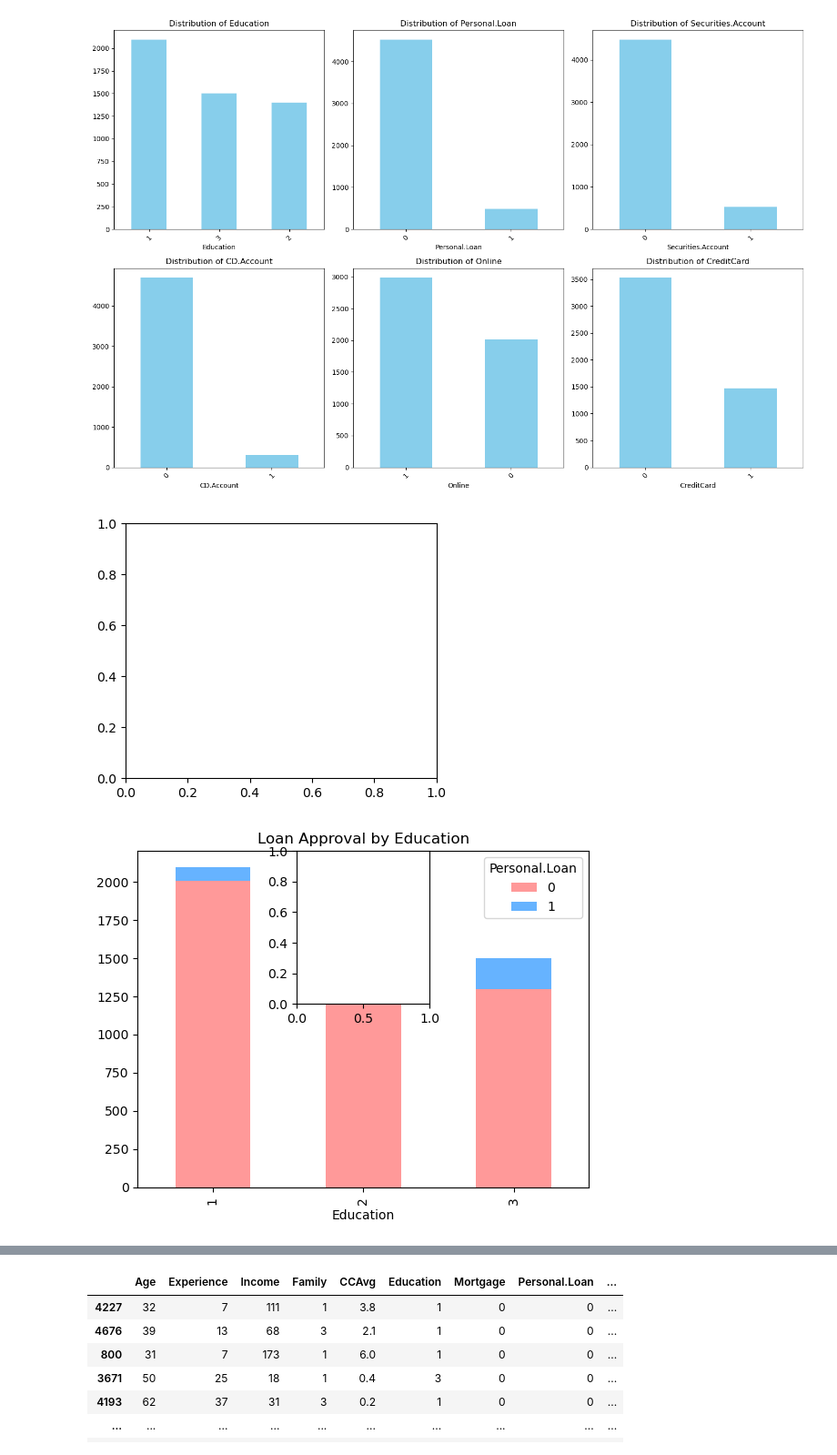
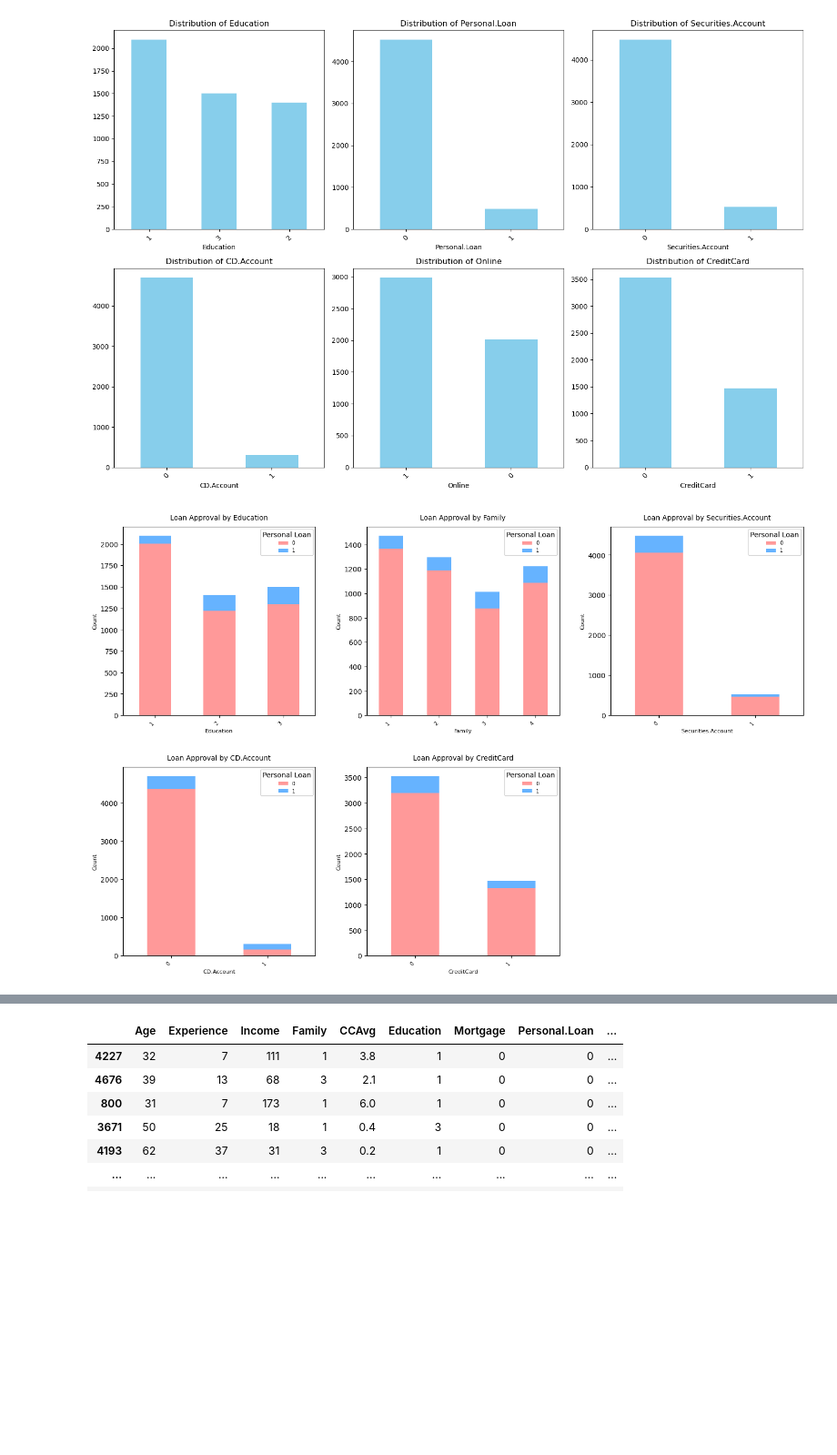
Before and after one commit to Alhusuly10/Regression-problem, a Jupyter notebook: classification problems/Bank Loan.ipynb, the cells around one changed output, grey strips where cells are left out. Shown: that part at 91% size. Drawn from its saved outputs; the diff is of its cells as text; code cells hidden in the pictures; blank space fills up the shorter version.

Commit message:
Debugging of some visualization code

```diff
--- a/classification problems/Bank Loan.ipynb
+++ b/classification problems/Bank Loan.ipynb
@@ -123,13 +123,43 @@ plt.show()
 [figure]
 # %%
 features2 = ['Education', 'Family', 'Securities.Account', 'CD.Account', 'CreditCard']
-plt.figure(figsize=(15, 8))
-for i, col in enumerate(features2, 1):
-    plt.subplot(2, 3, i)
-    pd.crosstab(data[col], data['Personal.Loan']).plot(kind='bar', stacked=True, color=['#ff9999','#66b3ff'])
-    plt.title(f'Loan Approval by {col}')
-plt.tight_layout()
-plt.show()
+
+try:
+    if not isinstance(data, pd.DataFrame):
+        raise ValueError("Error: 'data' must be a pandas DataFrame")
+    if 'Personal.Loan' not in data.columns:
+        raise ValueError("Error: 'Personal.Loan' column not found in data")
+    if not features2:
+        raise ValueError("Error: 'features2' is empty")
+
+    # Create figure with adjusted size
+    plt.figure(figsize=(15, 10))
+
+
+    for i, col in enumerate(features2[:5], 1):
+        try:
+            plt.subplot(2, 3, i)
+            # Compute crosstab and plot
+            crosstab = pd.crosstab(data[col], data['Personal.Loan'])
+            crosstab.plot(
+                kind='bar',
+                stacked=True,
+                color=['#ff9999', '#66b3ff'],
+                ax=plt.gca()  # Use current axis
+            )
+            plt.title(f'Loan Approval by {col}', fontsize=10, pad=10)
+            plt.xlabel(col, fontsize=8)
+            plt.ylabel('Count', fontsize=8)
+            plt.xticks(rotation=45, ha='right', fontsize=7)
+            plt.legend(title='Personal Loan', fontsize=7, loc='upper right')
+        except Exception as e:
+            print(f"Error plotting {col}: {str(e)}")
+            continue
+
+    plt.tight_layout(pad=3.0)  # Extra padding
+    plt.show()
+
+except Exception as e:
+    print(f"Error in setup: {str(e)}")
 # %% [output]
-[figure, old version]
+[figure, new version]
-[figure, removed]
```
Also changed, not shown: parts of 5 cells of this notebook.
